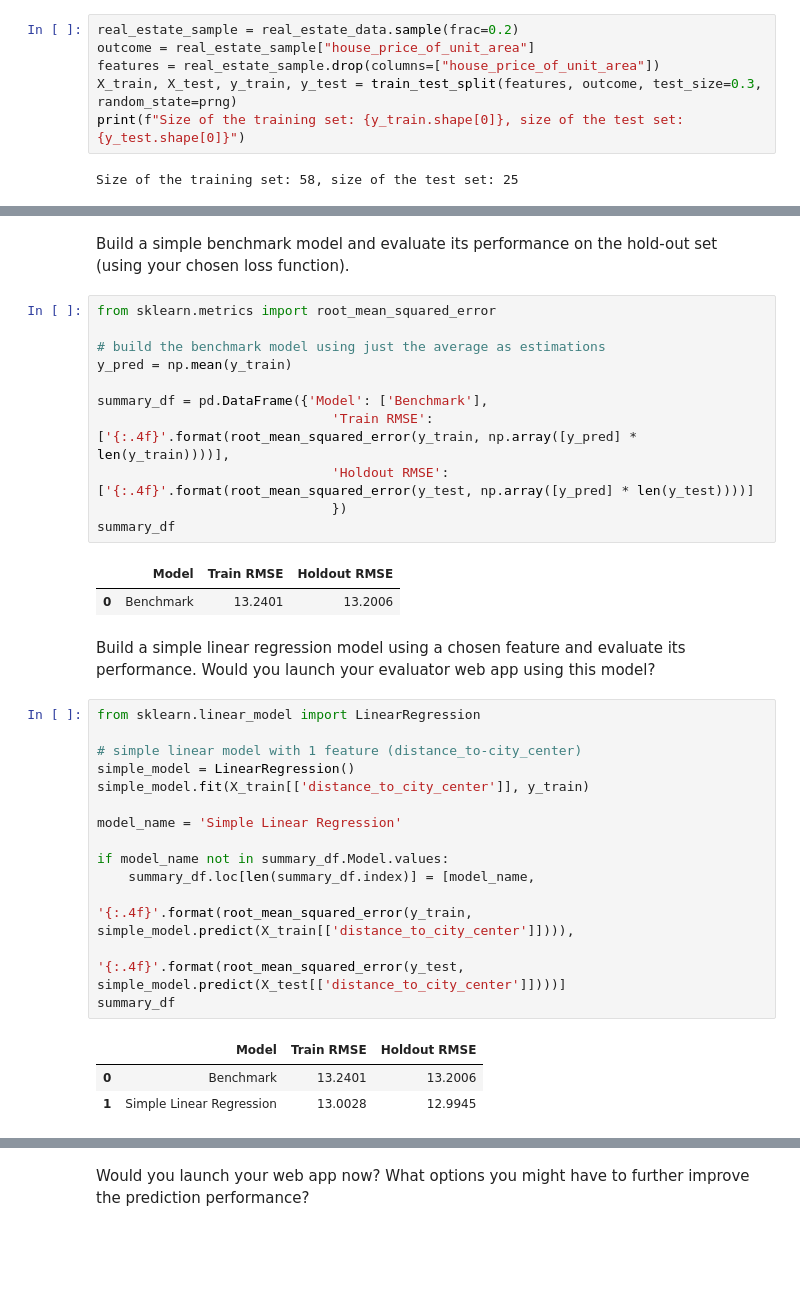
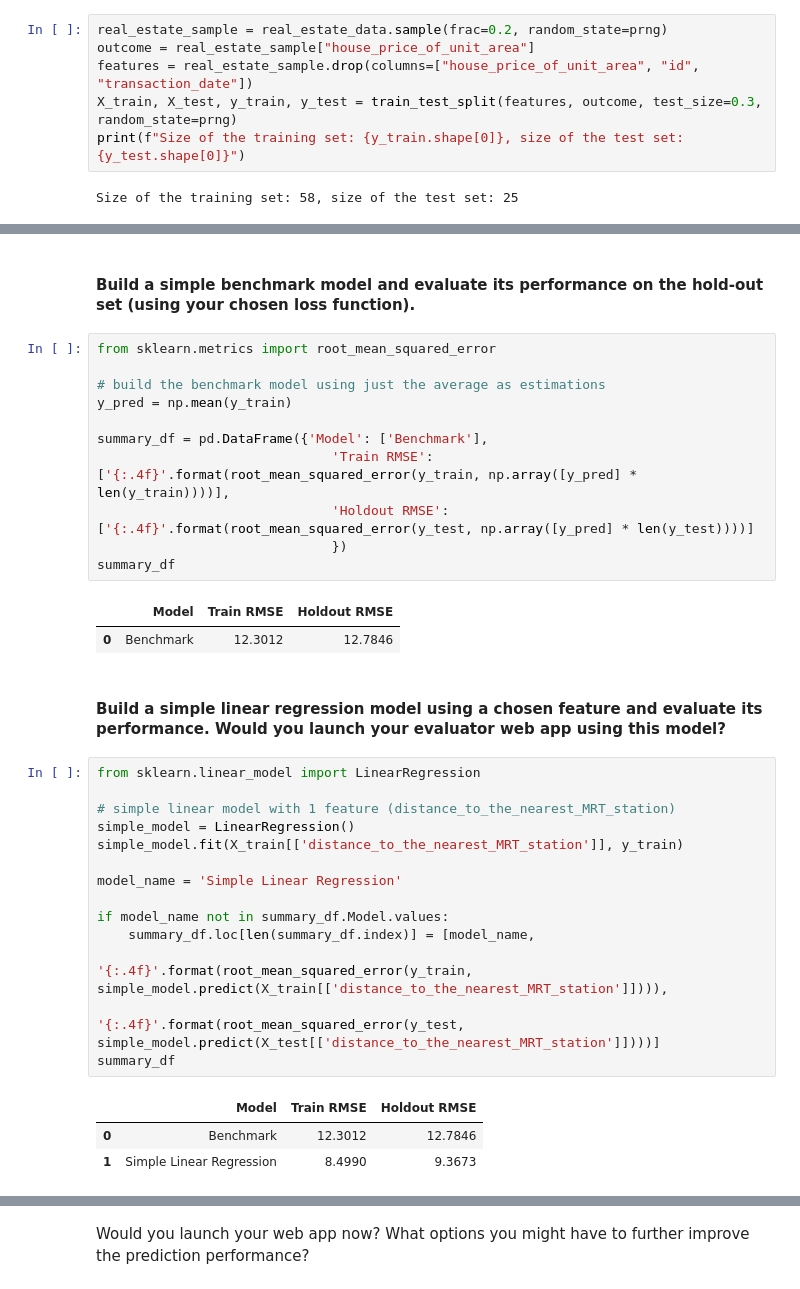
Before and after one commit to viethngn/Data_Science_2_ECBS5233, a Jupyter notebook: assignment1/assignment1_viethngn.ipynb, the cells around one changed output, grey strips where cells are left out. Cells and saved outputs as stored; diff of their text form; blank space fills up the shorter version.

```diff
--- a/assignment1/assignment1_viethngn.ipynb
+++ b/assignment1/assignment1_viethngn.ipynb
@@ -85,7 +31,7 @@ plt.show()
 # %%
-real_estate_sample = real_estate_data.sample(frac=0.2)
+real_estate_sample = real_estate_data.sample(frac=0.2, random_state=prng)
 outcome = real_estate_sample["house_price_of_unit_area"]
-features = real_estate_sample.drop(columns=["house_price_of_unit_area"])
+features = real_estate_sample.drop(columns=["house_price_of_unit_area", "id", "transaction_date"])
 X_train, X_test, y_train, y_test = train_test_split(features, outcome, test_size=0.3, random_state=prng)
 print(f"Size of the training set: {y_train.shape[0]}, size of the test set: {y_test.shape[0]}")
 # %% [output]
@@ -95,7 +41,7 @@ Think about an appropriate loss function you can use to evaluate your predictive
 
 As we are trying to build a webapp where potential buyers and sellers could rate their homes, it is important to focus on the accuracy of the price prediction. If we overestimate the price, houses may not be sold and no revenue are made. On the other hand, if we underestimate the price, houses may be sold faster, but we will have significant revenue loss. In both cases, we will experience revenue loss and loss in customer trust in our service. However, it is worth noting that overestimating the house price may be worse than underestimating it since we won't make any revenue at all on overestimation. In summary, since we value prediction accuracy in our business, RMSE (Root Mean Squared Error) may be the best loss function since it tells us how close our predictions are with the same unit as the true values.
 # %% [markdown]
-Build a simple benchmark model and evaluate its performance on the hold-out set (using your chosen loss function).
+#### Build a simple benchmark model and evaluate its performance on the hold-out set (using your chosen loss function).
 # %%
 from sklearn.metrics import root_mean_squared_error
 
@@ -109,25 +55,25 @@ summary_df = pd.DataFrame({'Model': ['Benchmark'],
 summary_df
 # %% [output]
 |  | Model | Train RMSE | Holdout RMSE |
-| 0 | Benchmark | 13.2401 | 13.2006 |
+| 0 | Benchmark | 12.3012 | 12.7846 |
 # %% [markdown]
-Build a simple linear regression model using a chosen feature and evaluate its performance. Would you launch your evaluator web app using this model?
+#### Build a simple linear regression model using a chosen feature and evaluate its performance. Would you launch your evaluator web app using this model?
 # %%
 from sklearn.linear_model import LinearRegression
 
-# simple linear model with 1 feature (distance_to-city_center)
+# simple linear model with 1 feature (distance_to_the_nearest_MRT_station)
 simple_model = LinearRegression()
-simple_model.fit(X_train[['distance_to_city_center']], y_train)
+simple_model.fit(X_train[['distance_to_the_nearest_MRT_station']], y_train)
 
 model_name = 'Simple Linear Regression'
 
 if model_name not in summary_df.Model.values:
     summary_df.loc[len(summary_df.index)] = [model_name,
-                                             '{:.4f}'.format(root_mean_squared_error(y_train, simple_model.predict(X_train[['distance_to_city_center']]))),
-                                             '{:.4f}'.format(root_mean_squared_error(y_test, simple_model.predict(X_test[['distance_to_city_center']])))]
+                                             '{:.4f}'.format(root_mean_squared_error(y_train, simple_model.predict(X_train[['distance_to_the_nearest_MRT_station']]))),
+                                             '{:.4f}'.format(root_mean_squared_error(y_test, simple_model.predict(X_test[['distance_to_the_nearest_MRT_station']])))]
 summary_df
 # %% [output]
 |  | Model | Train RMSE | Holdout RMSE |
-| 0 | Benchmark | 13.2401 | 13.2006 |
-| 1 | Simple Linear Regression | 13.0028 | 12.9945 |
+| 0 | Benchmark | 12.3012 | 12.7846 |
+| 1 | Simple Linear Regression | 8.4990 | 9.3673 |
 # %% [markdown]
```
Also changed, not shown: parts of 27 cells of this notebook.
